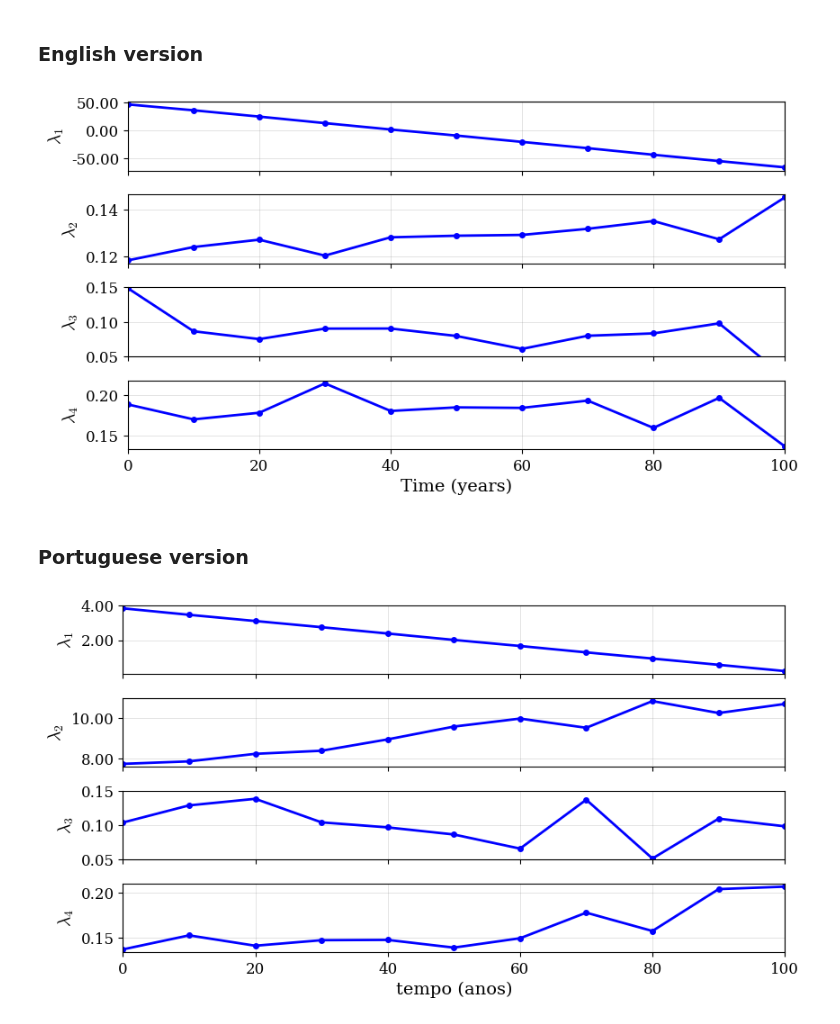
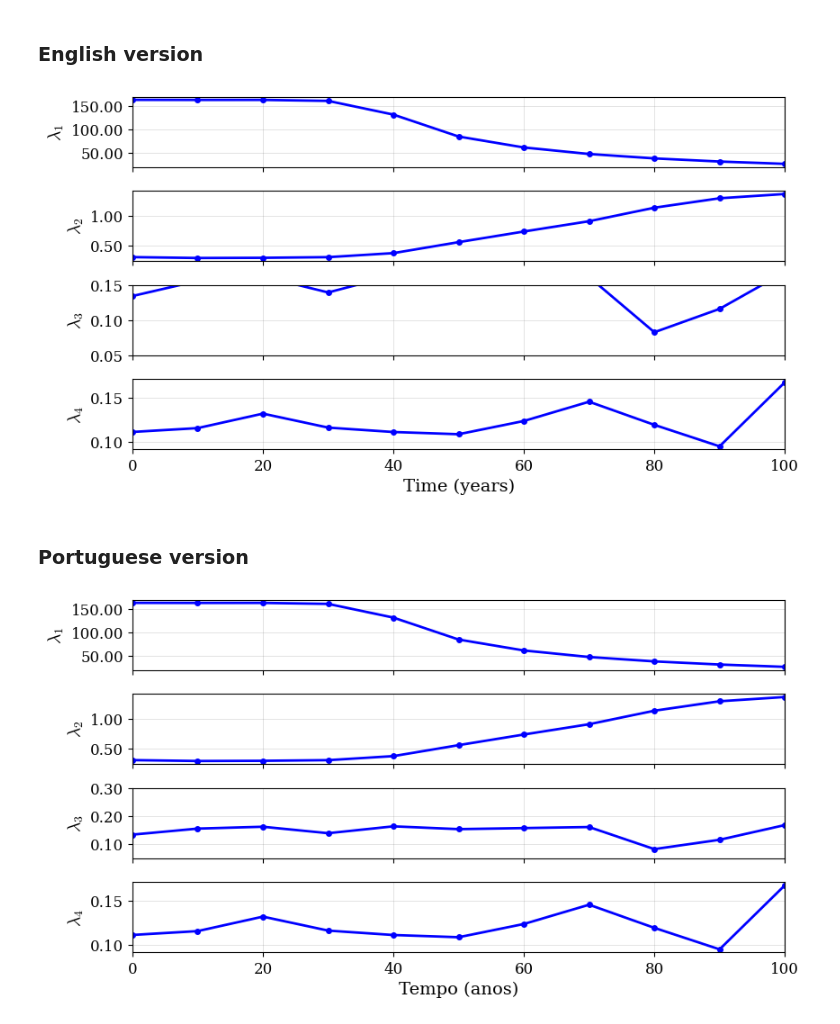
Before and after one commit to Pesquisa-UFCAT/2024-1_victor_hugo_renata_maria, a Jupyter notebook: beam_problem_1/01_glam_real_data/01_analysis_g_function_all_train_time.ipynb, the cells around one changed output. Saved outputs shown, nothing was run; the diff lists cells and outputs as text; code cells hidden in the pictures.

```diff
--- a/beam_problem_1/01_glam_real_data/01_analysis_g_function_all_train_time.ipynb
+++ b/beam_problem_1/01_glam_real_data/01_analysis_g_function_all_train_time.ipynb
@@ -53,8 +38,28 @@ n_latent_samples = 2000
 # Time discretization
 time = [0., 10., 20., 30., 40., 50., 60., 70., 80., 90., 100.]
 # %%
-b_w = 0.25        # m
-h   = 0.50        # m
-f_ck = 30_000     # kPa
-a_s = 8.0e-4      # m²
+beam = {
+    'b_w': 0.25,          # m
+    'h': 0.50,            # m
+    'f_ck': 30,           # MPa
+    'g_k': 4.0,           # kN/m
+    'q_k': 1.0,           # kN/m
+    'l': 3.0,             # m
+
+    'n_barras': 4,
+    'd_0': 0.016,         # m (16 mm)
+    'relacao_d_h': 0.9,
+
+    'f_yk': 500,          # MPa
+    'e_s': 200_000,       # MPa
+
+    'i_corr_20': 0.5,     # μA/cm²
+    'temperatura': 20,    # °C
+    'tempo_iniciacao': 20,# anos
+
+    'gamma_g': 1.0,
+    'gamma_q': 1.0,
+    'gamma_c': 1.0,
+    'gamma_s': 1.0
+}
 # %%
@@ -87,12 +79,11 @@ gs = []
 
 for t_i in time:
     y, df = state_limit_function_time_real_beam(
-        x,
+        beams=[beam],
         n_latent_samples=n_latent_samples,
         t=t_i
     )
-    lambdas.append(y)
+    lambdas.append(y[0])
     gs.append(df[0])
 
 lambdas = np.vstack(lambdas)
-lambdas
@@ -274,7 +262,7 @@ plt.tight_layout()
 fig.savefig(f'z_{name}_en.png', dpi=dpi, bbox_inches='tight')
 plt.show()
 # %% [output]
-[figure, old version]
+[figure, new version]
 # %% [markdown]
 ### Portuguese version
 # %%
@@ -324,32 +312,32 @@ for ax, dataset in zip(axes, data):
             markerfacecolor=color_marker, marker=marker, markersize=size_marker,
             linewidth=size_line, linestyle=style_line, color=color_line)
 
     # Configuração dos Eixos (Cores e Tamanhos)
     ax.tick_params(axis='both', which='major', labelsize=size_axis, colors=color_axis)
 
     # Label Y (Específico de cada gráfico, mas com seu estilo)
     ax.set_ylabel(labels_legend[i], fontsize=size_label, color=color_label)
     ax.yaxis.set_major_formatter(ticker.FormatStrFormatter('%.2f'))
     i += 1
 
     # Configuração do Grid
     ax.grid(on_or_off, which='both', linestyle=style_grid, linewidth=line_width_grid, color=color_grid, alpha=alpha_grid)
 
     # # Legenda
     # ax.legend(fontsize=size_legend, loc=location_legend)
 
 # Ajuste específico para a Tangente (índice 2) pois ela vai ao infinito
-axes[2].set_ylim(0.05, 0.15)
+axes[2].set_ylim(0.05, 0.30)
 
 # Label X apenas no último gráfico
 axes[-1].set_xlim(min(time), max(time))
 axes[-1].set_xlabel(label_x, fontsize=size_label, color=color_label)
 
 # Ajustar espaçamento
 plt.tight_layout()
 
 # --- 6. SALVAR E MOSTRAR ---
 fig.savefig(f'z_{name}_pt.png', dpi=dpi, bbox_inches='tight')
 plt.show()
 # %% [output]
-[figure, old version]
+[figure, new version]
```
Also changed, not shown: parts of 8 cells of this notebook, 4 other files.
